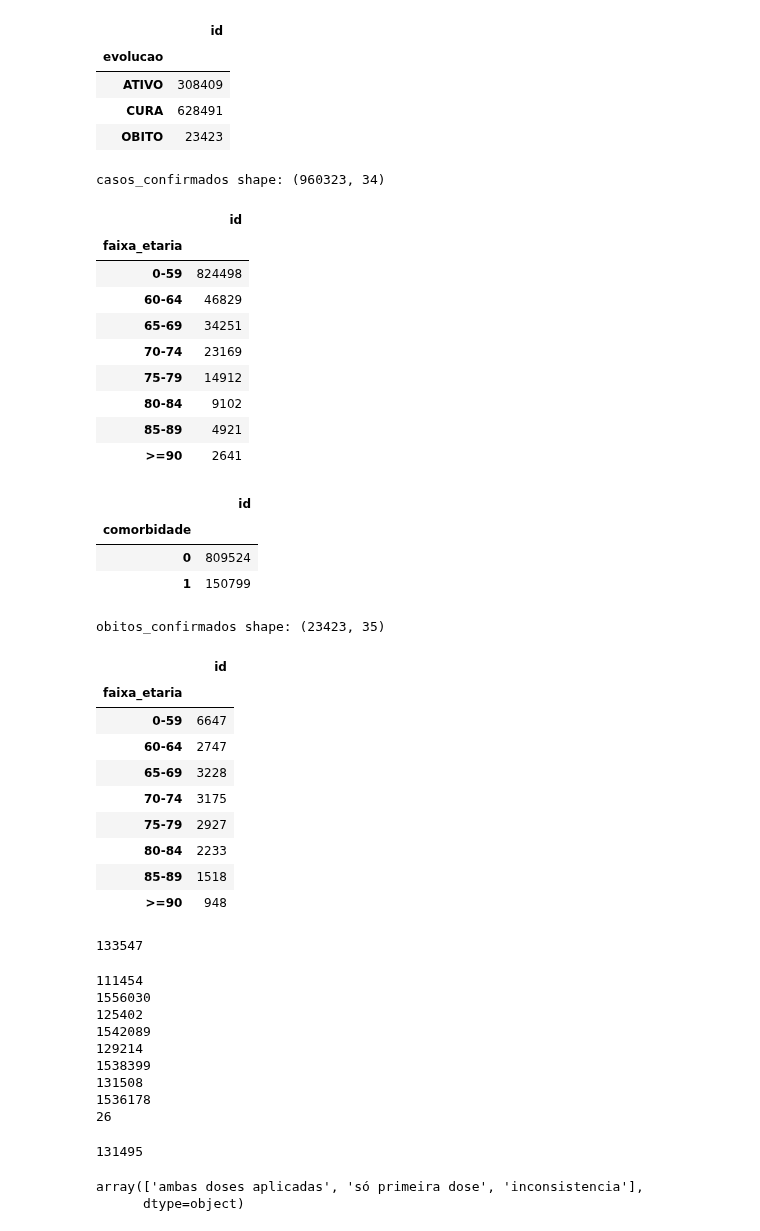
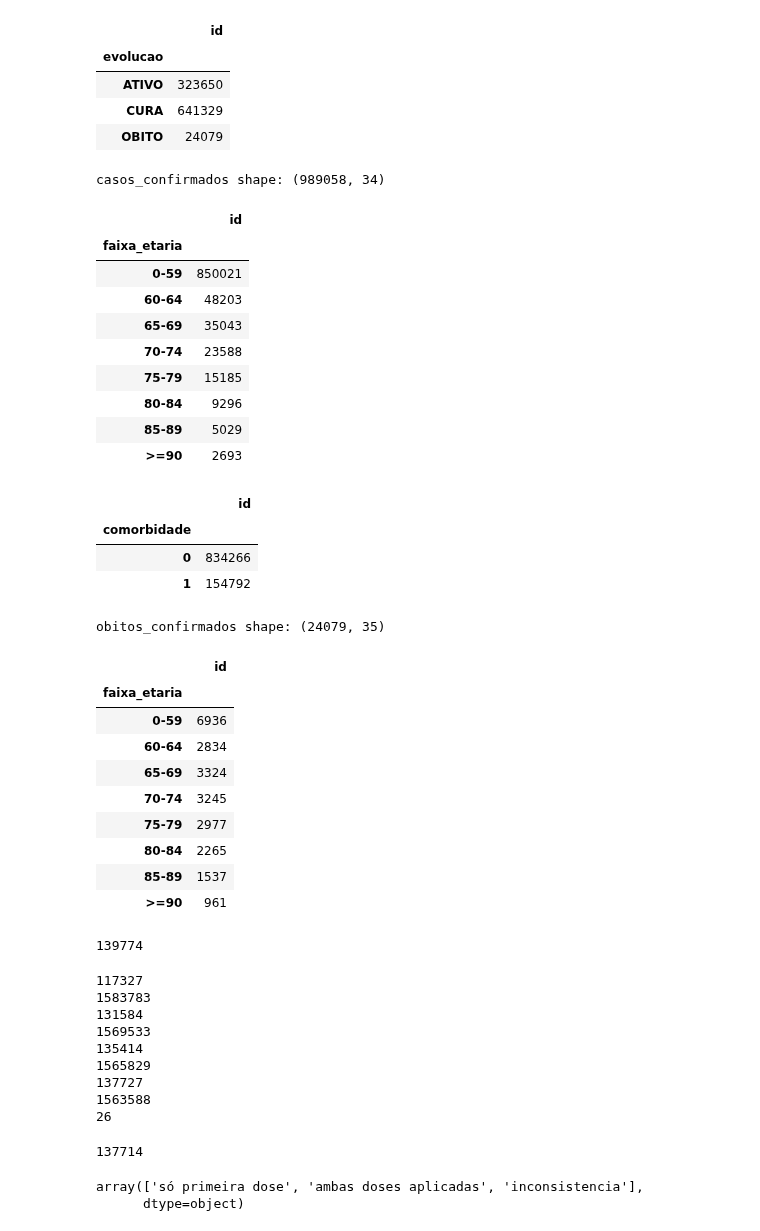
Before and after one commit to vinnylg/covid19datascience, a Jupyter notebook: vacinacao/vacinacao_notebook.ipynb, the cells around one changed output. Drawn from its saved outputs; the diff is of its cells as text; code cells hidden in the pictures.

Commit message:
Unable to use old sheet Casos Confirmados
more than 1.048.000 cases tomorrow

```diff
--- a/vacinacao/vacinacao_notebook.ipynb
+++ b/vacinacao/vacinacao_notebook.ipynb
@@ -185,30 +185,30 @@ tb_vacinados.to_feather('tb_vacinados.feather')
 tb_vacinados = pd.read_feather('tb_vacinados.feather')
 tb_vacinados = tb_vacinados.set_index('index')
 # %%
-casos_confirmados = get_casos_confirmados(load=True)
+casos_confirmados = get_casos_confirmados(load=False)
 casos_confirmados['faixa_etaria'] = [ faixa_etaria_labels[idx] for idx in np.digitize(casos_confirmados['idade'],faixa_etaria,right=False)]
 casos_confirmados.groupby('evolucao')[['id']].count()
 # %% [output]
 |  | id |
 | evolucao |  |
-| ATIVO | 308409 |
-| CURA | 628491 |
-| OBITO | 23423 |
+| ATIVO | 323650 |
+| CURA | 641329 |
+| OBITO | 24079 |
 # %%
 print('casos_confirmados shape:', casos_confirmados.shape)
 casos_confirmados.groupby('faixa_etaria')[['id']].count()
 # %% [output]
-casos_confirmados shape: (960323, 34)
+casos_confirmados shape: (989058, 34)
 |  | id |
 | faixa_etaria |  |
-| 0-59 | 824498 |
-| 60-64 | 46829 |
-| 65-69 | 34251 |
-| 70-74 | 23169 |
-| 75-79 | 14912 |
-| 80-84 | 9102 |
-| 85-89 | 4921 |
-| >=90 | 2641 |
+| 0-59 | 850021 |
+| 60-64 | 48203 |
+| 65-69 | 35043 |
+| 70-74 | 23588 |
+| 75-79 | 15185 |
+| 80-84 | 9296 |
+| 85-89 | 5029 |
+| >=90 | 2693 |
 # %%
 casos_confirmados['comorbidade'] = casos_confirmados.apply(lambda x: 1 if any([
     x['doenca_cardiovascular'] == 1,
@@ -230,24 +230,24 @@ casos_confirmados.groupby('comorbidade')[['id']].count()
 # %% [output]
 |  | id |
 | comorbidade |  |
-| 0 | 809524 |
-| 1 | 150799 |
+| 0 | 834266 |
+| 1 | 154792 |
 # %%
 obitos_confirmados = casos_confirmados.loc[(casos_confirmados['evolucao']=='OBITO')]
 print('obitos_confirmados shape:', obitos_confirmados.shape)
 obitos_confirmados.groupby('faixa_etaria')[['id']].count()
 # %% [output]
-obitos_confirmados shape: (23423, 35)
+obitos_confirmados shape: (24079, 35)
 |  | id |
 | faixa_etaria |  |
-| 0-59 | 6647 |
-| 60-64 | 2747 |
-| 65-69 | 3228 |
-| 70-74 | 3175 |
-| 75-79 | 2927 |
-| 80-84 | 2233 |
-| 85-89 | 1518 |
-| >=90 | 948 |
+| 0-59 | 6936 |
+| 60-64 | 2834 |
+| 65-69 | 3324 |
+| 70-74 | 3245 |
+| 75-79 | 2977 |
+| 80-84 | 2265 |
+| 85-89 | 1537 |
+| >=90 | 961 |
 # %%
 casos_vacinados = casos_confirmados.loc[
     (casos_confirmados['cns'].notnull() & casos_confirmados['cns'].isin(tb_vacinados['cns'])) |
@@ -258,7 +258,7 @@ casos_vacinados = casos_confirmados.loc[
 
 print(len(casos_vacinados))
 # %% [output]
-133547
+139774
 # %%
 tb_vacinados_cols = ['situacao','data_ultima_dose','vacina_nome','fabricante','data_aplicacao_1a_dose','data_aplicacao_2a_dose']
 
@@ -286,23 +286,23 @@ print(len(casos_vacinados.loc[casos_vacinados.duplicated('id',keep=False)]))
 casos_vacinados = casos_vacinados.drop_duplicates('id',keep='first')
 len(casos_vacinados)
 # %% [output]
-111454
-1556030
-125402
-1542089
-129214
-1538399
-131508
-1536178
+117327
+1583783
+131584
+1569533
+135414
+1565829
+137727
+1563588
 26
-131495
+137714
 # %%
 casos_vacinados['diferenca_vacina_diag'] = casos_vacinados['data_diagnostico'] - casos_vacinados['data_ultima_dose']
 casos_vacinados['diferenca_vacina_diag'] = casos_vacinados['diferenca_vacina_diag'].apply(lambda x: x.days)
 casos_vacinados['situacao'].unique()
 # casos_vacinados.groupby('vacina_nome')[['id']].count()
 # %% [output]
-array(['ambas doses aplicadas', 'só primeira dose', 'inconsistencia'],
+array(['só primeira dose', 'ambas doses aplicadas', 'inconsistencia'],
       dtype=object)
 # %%
 casos = pd.merge(casos_confirmados,casos_vacinados[['id','diferenca_vacina_diag']+tb_vacinados_cols],how='left',on='id')
```
Also changed, not shown: parts of 19 cells of this notebook, 5 other files.
